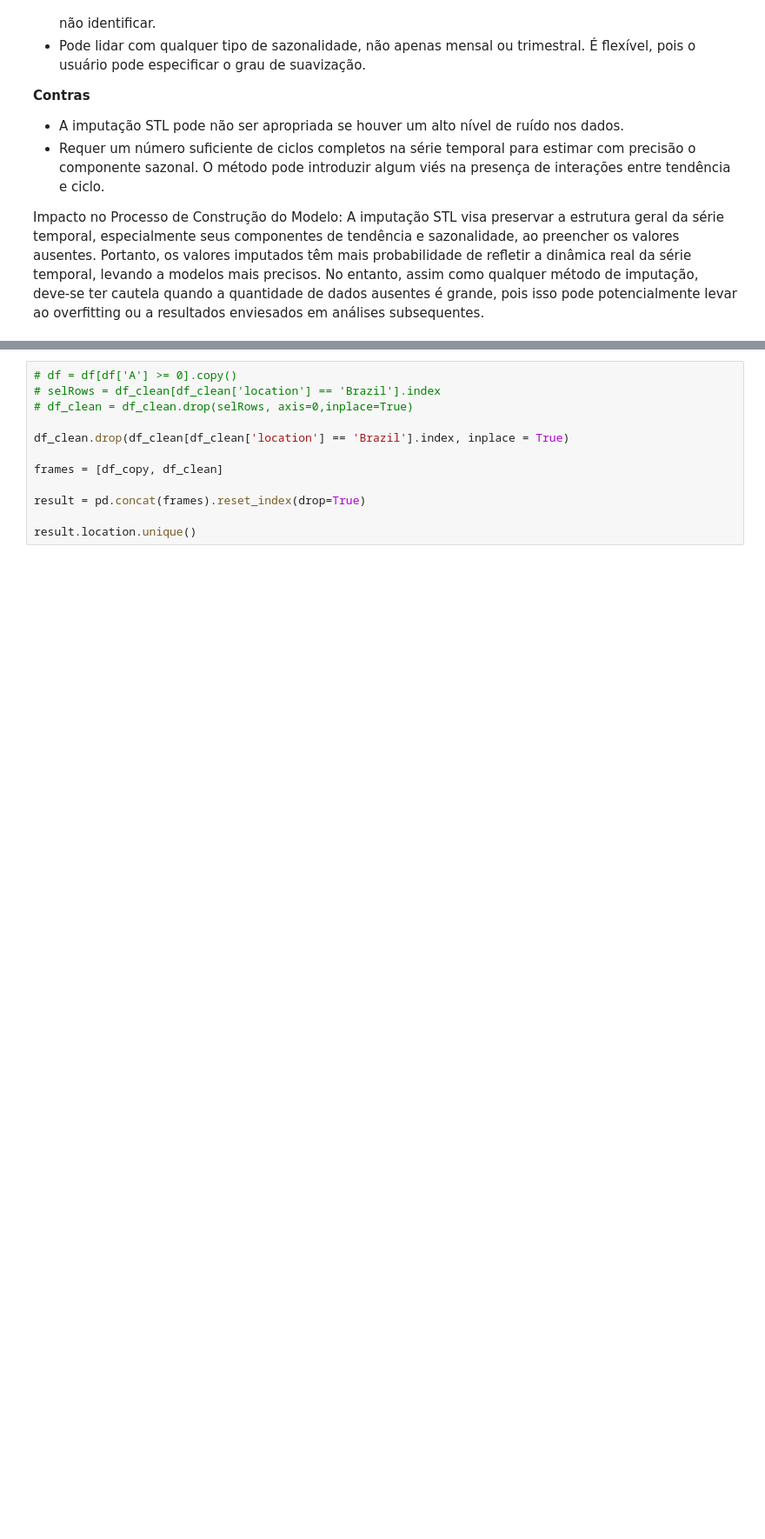
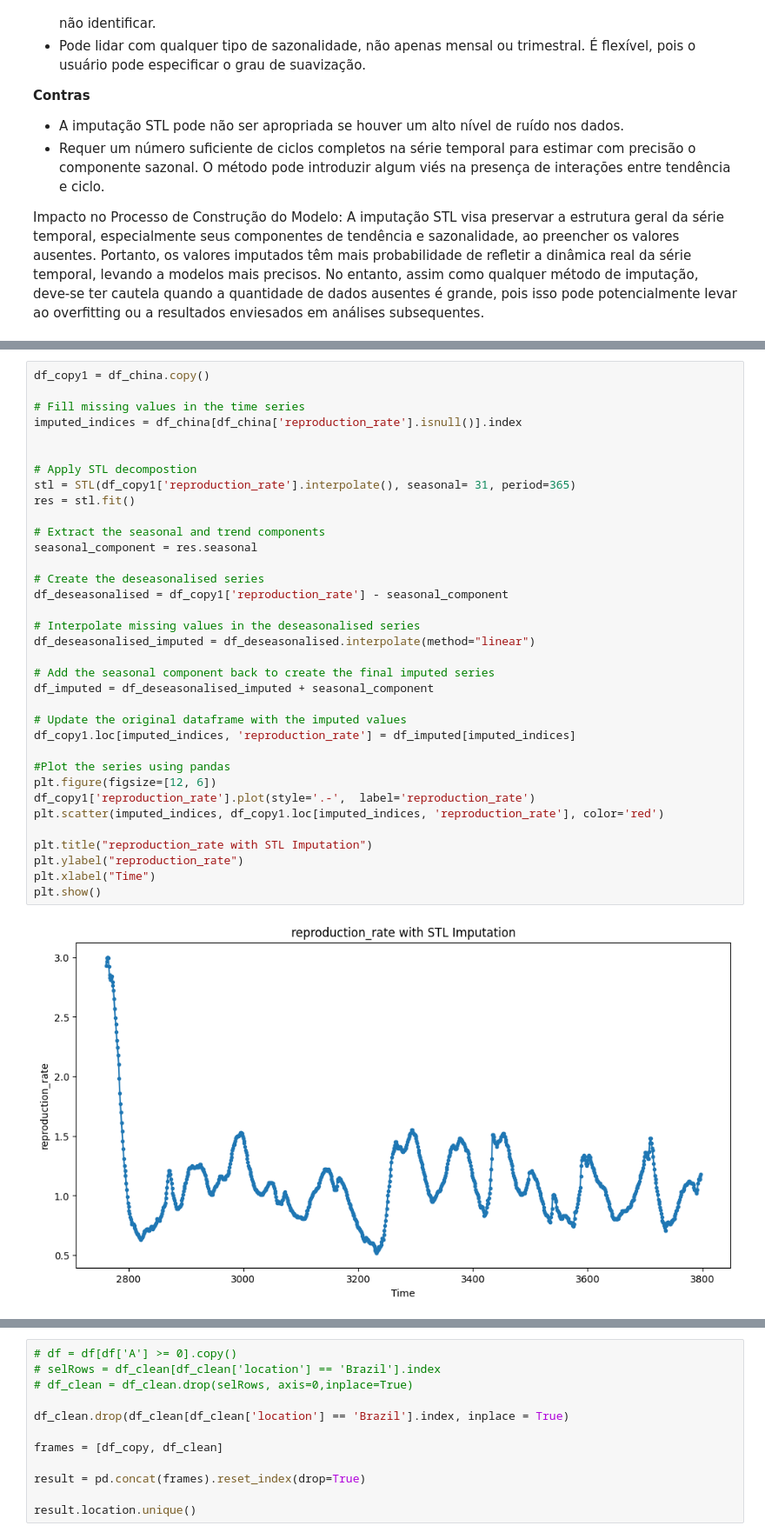
Before and after one commit to awildt01/Covid19-Datenvisualisierung, a Jupyter notebook: Analyse_und_Visualization_covid19.ipynb, the cells around one changed output, grey strips where cells are left out. Shown at 87% size. Drawn from its saved outputs; the diff is of its cells as text; blank space fills up the shorter version.

```diff
--- a/Analyse_und_Visualization_covid19.ipynb
+++ b/Analyse_und_Visualization_covid19.ipynb
@@ -881,0 +881,37 @@ plt.show()
+# %%
+df_copy1 = df_china.copy()
+
+# Fill missing values in the time series
+imputed_indices = df_china[df_china['reproduction_rate'].isnull()].index
+
+
+# Apply STL decompostion
+stl = STL(df_copy1['reproduction_rate'].interpolate(), seasonal= 31, period=365)
+res = stl.fit()
+
+# Extract the seasonal and trend components
+seasonal_component = res.seasonal
+
+# Create the deseasonalised series
+df_deseasonalised = df_copy1['reproduction_rate'] - seasonal_component
+
+# Interpolate missing values in the deseasonalised series
+df_deseasonalised_imputed = df_deseasonalised.interpolate(method="linear")
+
+# Add the seasonal component back to create the final imputed series
+df_imputed = df_deseasonalised_imputed + seasonal_component
+
+# Update the original dataframe with the imputed values
+df_copy1.loc[imputed_indices, 'reproduction_rate'] = df_imputed[imputed_indices]
+
+#Plot the series using pandas
+plt.figure(figsize=[12, 6])
+df_copy1['reproduction_rate'].plot(style='.-',  label='reproduction_rate')
+plt.scatter(imputed_indices, df_copy1.loc[imputed_indices, 'reproduction_rate'], color='red')
+
+plt.title("reproduction_rate with STL Imputation")
+plt.ylabel("reproduction_rate")
+plt.xlabel("Time")
+plt.show()
+# %% [output]
+[figure, added]
```
Also changed, not shown: parts of 9 cells of this notebook.
